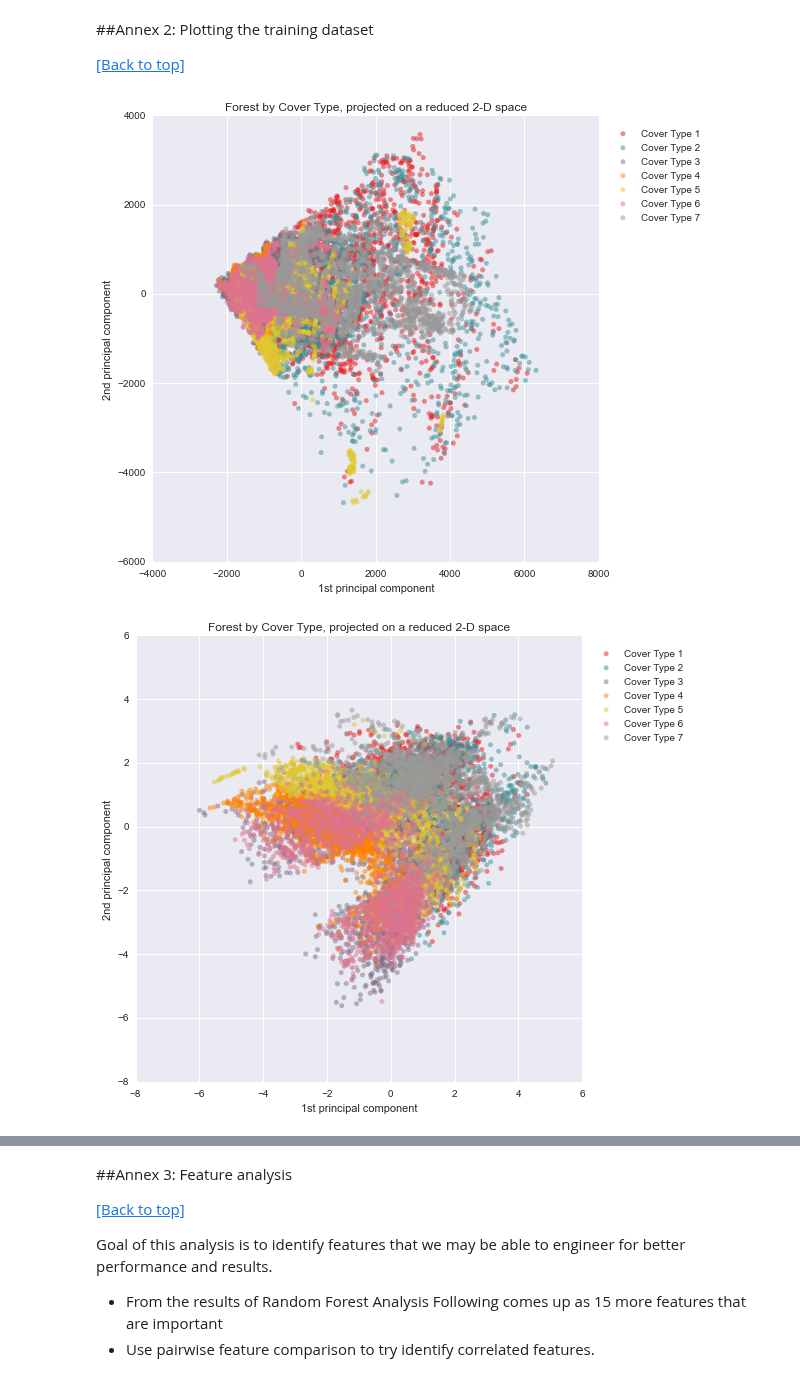
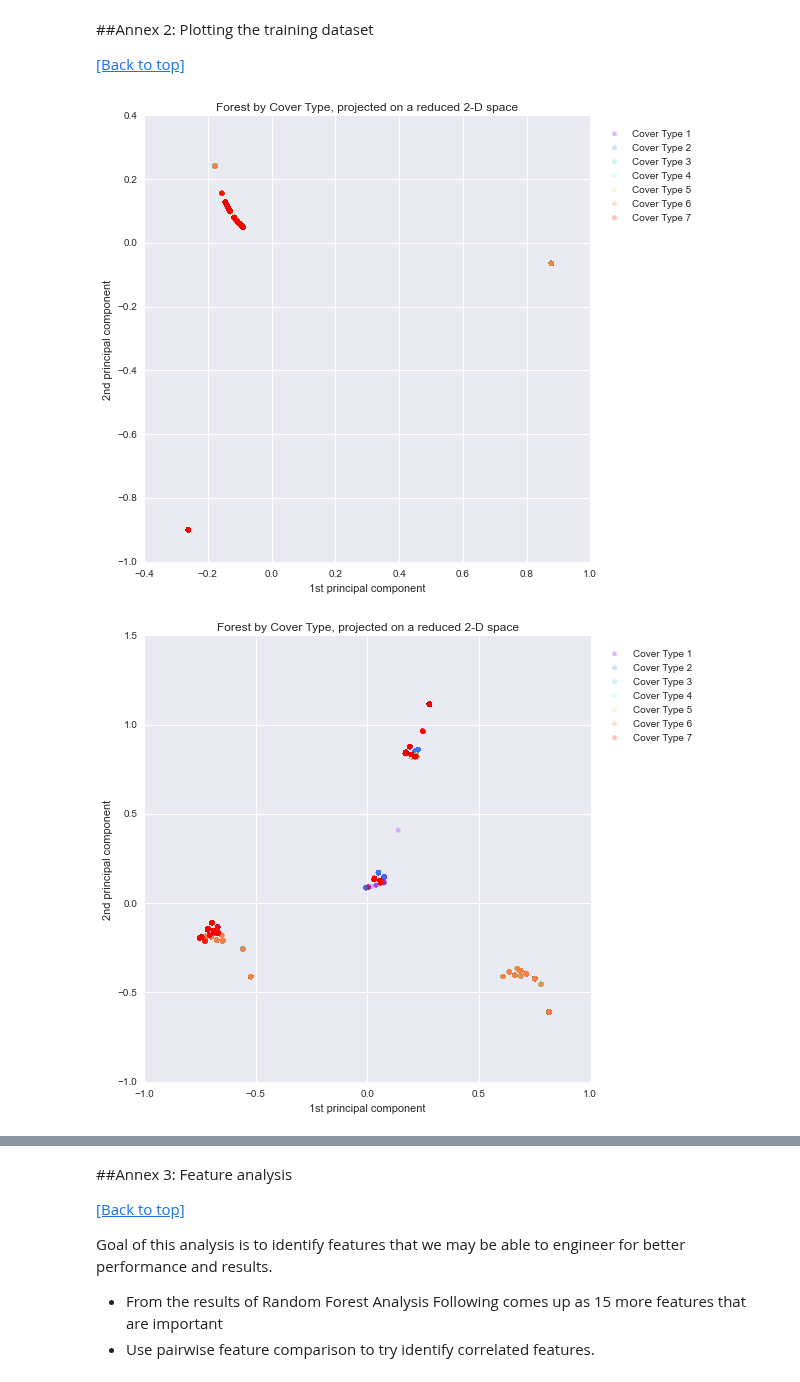
Before and after one commit to juanjocarin/W207-final-project, a Jupyter notebook: Forest/W207-Carin_Mahmud_Sakhamuri.ipynb, the cells around one changed output, grey strips where cells are left out. Cells and saved outputs as stored; diff of their text form; code cells hidden in the pictures.

```diff
--- a/Forest/W207-Carin_Mahmud_Sakhamuri.ipynb
+++ b/Forest/W207-Carin_Mahmud_Sakhamuri.ipynb
@@ -1051,6 +1089,6 @@ print preds
 Of the 10 models that we've built (including Gaussian Naive Bayes, in <a href='#Annex 1'>Annex 1</a>), we are going to ensemble only the 7 models with an accuracy higher than 80%.
 # %%
 acc = np.hstack((acc_kNN, acc_DT, acc_RF, acc_AB, acc_GB, acc_SVM,
-                 acc_LR, acc_SGD, acc_GMM, acc_NB))
+                 acc_GMM, acc_ET))
 print acc
 # %% [output]
@@ -1063,6 +1101,6 @@ The remaining models are less accurate at detecting Types 1 and 2 (and Type 7 is
 # %%
 acc_perType = np.vstack((acc_kNN_perType, acc_DT_perType, acc_RF_perType,
                          acc_AB_perType, acc_GB_perType, acc_SVM_perType,
-                         acc_GMM_perType))
+                         acc_GMM_perType, acc_ET_perType))
 print acc_perType
 # %% [output]
@@ -1125,11 +1165,10 @@ To ensemble all results we can follow 3 different approaches
 3. **Select the most frequent category, weighting each model by its accuracy for the category they've predicted**. Following the previous example, suppose the 2 models that predicted 4 have an 83% overall accuracy, but their accuracy for 4 is only 40% (and 90% for the other categories); if the models that predicted 5 are more accurate predicting that category than 40%, 5 would be chosen.
 # %%
 # Predictions of the best 7 modesl for the first 10 examples in the dev set
-print preds[:10,:], '\n'
-
 preds = np.column_stack((pred_y_dev_kNN, pred_y_dev_DT, pred_y_dev_RF,
                          pred_y_dev_AB, pred_y_dev_GB, pred_y_dev_SVM,
-                         pred_y_dev_GMM))
+                         pred_y_dev_GMM, pred_y_dev_ET))
+print preds[:10,:], '\n'
 
 counts = np.apply_along_axis(np.bincount, 1, preds, minlength=8)
 pred_y_dev_ensemble = np.argmax(counts, axis=1)
@@ -1185,8 +1224,8 @@ print preds[:10,:], '\n'
 
 pred_y_dev_ensemble = np.empty(preds.shape[0], dtype='u4')
 for i in range(preds.shape[0]):
-    w = np.zeros(7)
-    for j in range(7):
+    w = np.zeros(8)
+    for j in range(8):
         w[j] = acc_perType[j,preds[i,j]-1]
     counts = np.bincount(preds[i,:], minlength=8, weights=w)
     pred_y_dev_ensemble[i] = np.argmax(counts)
@@ -1291,32 +1342,34 @@ print acc_NB_perType
 # %%
 def plot(dataset):
     pc_2 = PCA(n_components=2)
     # Transform the coordinates into this new 2-D space
     X_train_2pc = pc_2.fit_transform(dataset)
     # Plot all elements of the training set in this 2-D space
     # Plot the projection of each forest in a 2-D space, with a color corresponding to each cover
         # type
-    Colors = plt.cm.Set1(np.linspace(0, 1, len(np.unique(y_train))))
+    Colors = plt.cm.rainbow(np.linspace(0, 1, len(np.unique(y_train))))
     # Each color is represented by 4 RGBA coordinates
     # cover_color = np.empty(4*X_train_2pc.shape[0]).reshape(X_train_2pc .shape[0], 4)
     # for i in np.arange(y_train.shape[0]):
         # color_index = y_train[i]-1
         # Each color is indexed by the cover type
         # cover_color[i,:] = Colors[color_index]
     plt.figure  (figsize = (8, 8))
     cover = np.empty(len(np.unique(y_train))).tolist()
     for i in range(len(np.unique(y_train))):
-        cover[i] = plt.scatter (X_train_2pc[y_train==i+1,0], X_train_2pc[y_train==i+1,1],
-                                c = Colors[i], alpha = 0.5, s=25, edgecolor='',
-                                label = 'Cover Type ' + str(i+1))
+        cover[i] = plt.scatter(X_train_2pc[y_train==i+1,0], X_train_2pc[y_train==i+1,1],
+                               c = Colors[i], alpha = 0.25, s=25, edgecolor='',
+                               label = 'Cover Type ' + str(i+1))
     plt.xlabel("1st principal component")
     plt.ylabel("2nd principal component")
+    #plt.xlim([-0.75,-0.65])
+    #plt.ylim([-0.25,-0.1])
     plt.title('Forest by Cover Type, projected on a reduced 2-D space')
     plt.legend(bbox_to_anchor=(1, 1), loc=2, borderaxespad=1.)
 
-plot(X_train)
-plot(X_train_std)
-plot(X_train_minmax)
+plot(X_train[:,14:])
+plot(X_train_std[:,10:])
+plot(X_train_minmax[:,10:])
 # %% [output]
-[figure, old version]
+[figure, new version]
-[figure, old version]
+[figure, new version]
```
Also changed, not shown: parts of 74 cells of this notebook.
